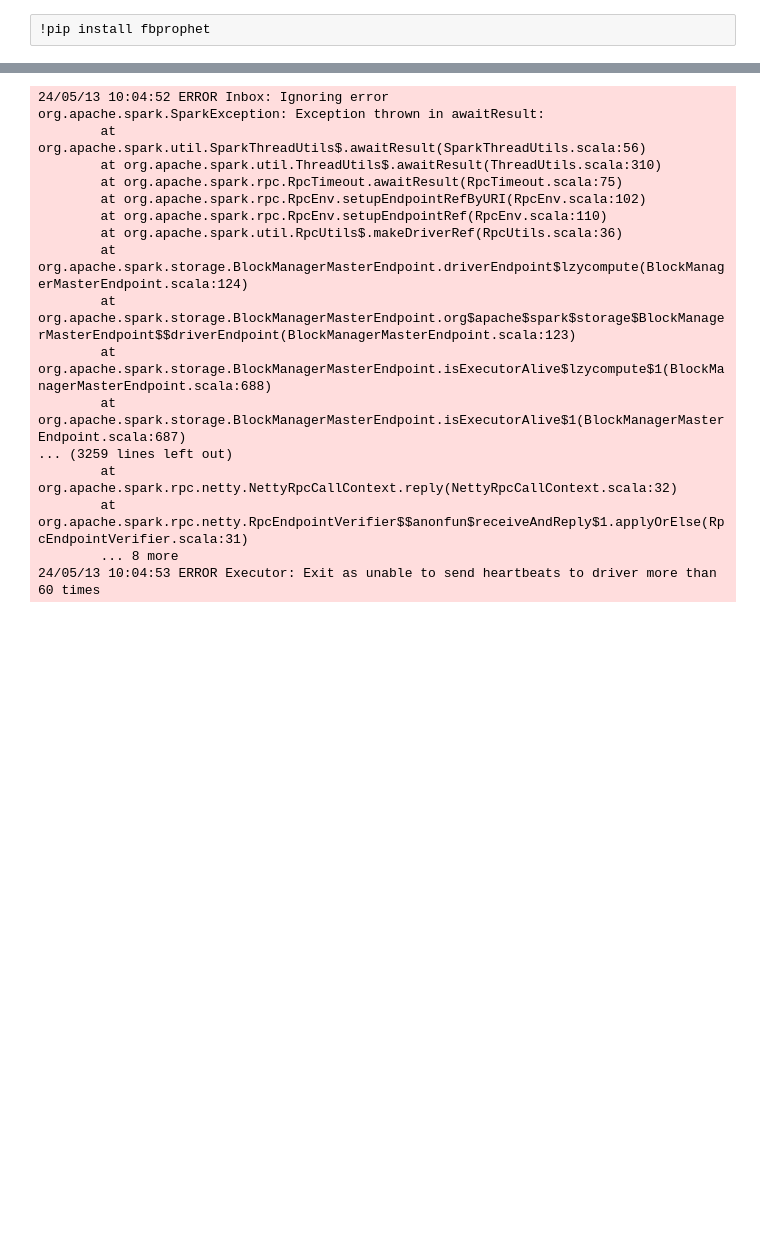
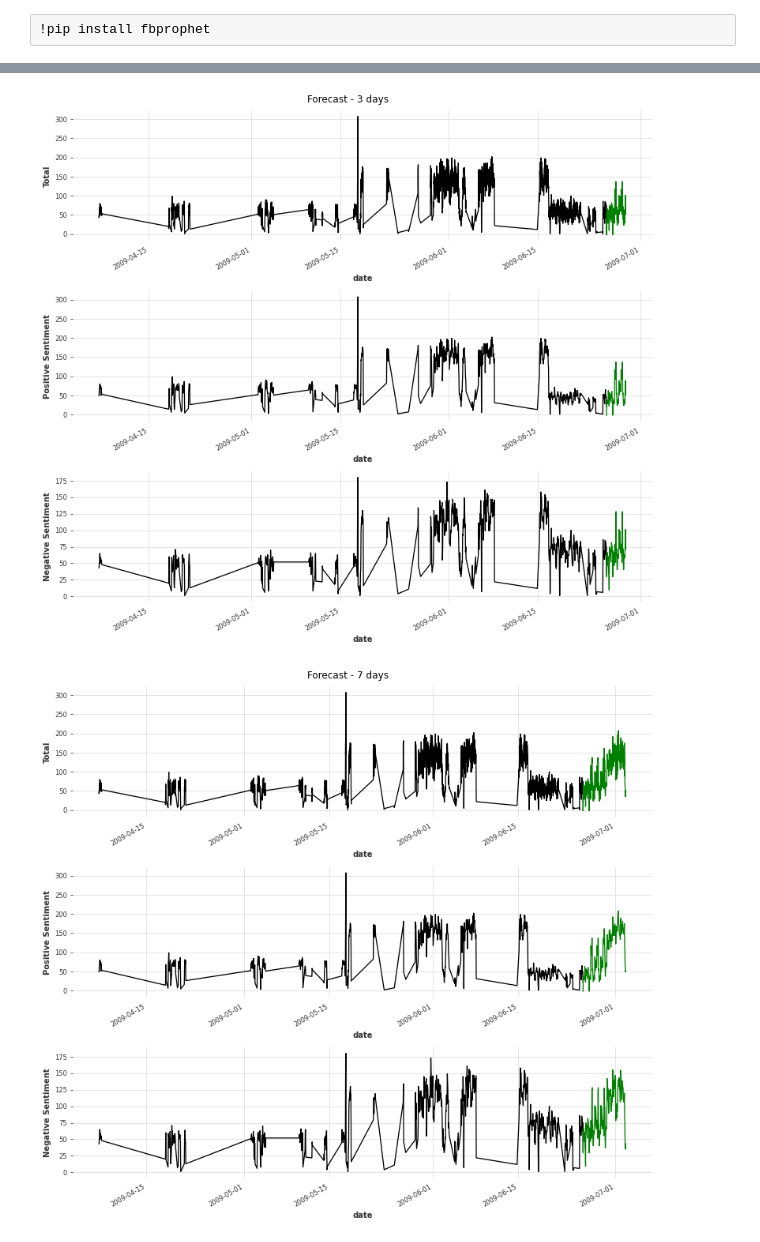
Before and after one commit to leticiacosta91/CA2BigData, a Jupyter notebook: Forecast.ipynb, the cells around one changed output, grey strips where cells are left out. Cells and saved outputs as stored; diff of their text form; code cells hidden in the pictures; blank space fills up the shorter version.

```diff
--- a/Forecast.ipynb
+++ b/Forecast.ipynb
@@ -1356,26 +1072,12 @@ future_7d = df_future(df_trained = tweets_hour_pd,
 # %%
 future_30d = df_future(df_trained = tweets_hour_pd,
-                      day_future = 30,
+                      day_future = 3,
                       model = reg_mod)
+# %% [output]
+[figure, added]
 # %%
 future_90d = df_future(df_trained = tweets_hour_pd,
-                      day_future = 90,
+                      day_future = 7,
                       model = reg_mod)
 # %% [output]
-24/05/13 10:04:52 ERROR Inbox: Ignoring error
-org.apache.spark.SparkException: Exception thrown in awaitResult:
-        at org.apache.spark.util.SparkThreadUtils$.awaitResult(SparkThreadUtils.scala:56)
-        at org.apache.spark.util.ThreadUtils$.awaitResult(ThreadUtils.scala:310)
-        at org.apache.spark.rpc.RpcTimeout.awaitResult(RpcTimeout.scala:75)
-        at org.apache.spark.rpc.RpcEnv.setupEndpointRefByURI(RpcEnv.scala:102)
-        at org.apache.spark.rpc.RpcEnv.setupEndpointRef(RpcEnv.scala:110)
-        at org.apache.spark.util.RpcUtils$.makeDriverRef(RpcUtils.scala:36)
-        at org.apache.spark.storage.BlockManagerMasterEndpoint.driverEndpoint$lzycompute(BlockManagerMasterEndpoint.scala:124)
-        at org.apache.spark.storage.BlockManagerMasterEndpoint.org$apache$spark$storage$BlockManagerMasterEndpoint$$driverEndpoint(BlockManagerMasterEndpoint.scala:123)
-        at org.apache.spark.storage.BlockManagerMasterEndpoint.isExecutorAlive$lzycompute$1(BlockManagerMasterEndpoint.scala:688)
-        at org.apache.spark.storage.BlockManagerMasterEndpoint.isExecutorAlive$1(BlockManagerMasterEndpoint.scala:687)
-... (3259 lines left out)
-        at org.apache.spark.rpc.netty.NettyRpcCallContext.reply(NettyRpcCallContext.scala:32)
-        at org.apache.spark.rpc.netty.RpcEndpointVerifier$$anonfun$receiveAndReply$1.applyOrElse(RpcEndpointVerifier.scala:31)
-        ... 8 more
-24/05/13 10:04:53 ERROR Executor: Exit as unable to send heartbeats to driver more than 60 times
+[figure, added]
```
Also changed, not shown: parts of 32 cells of this notebook.
